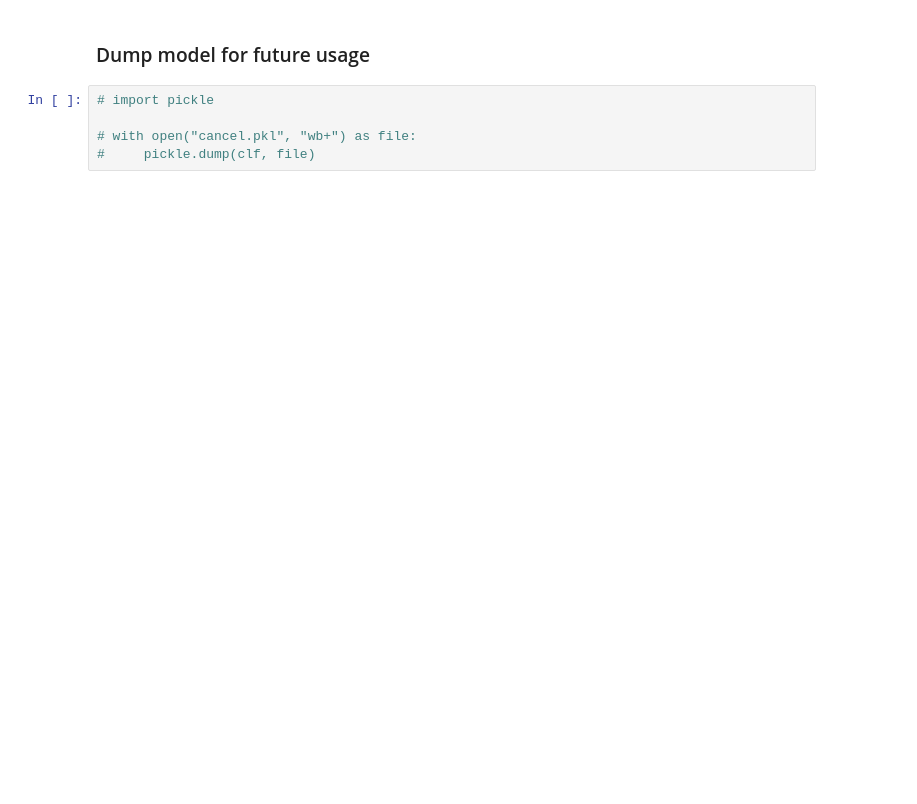
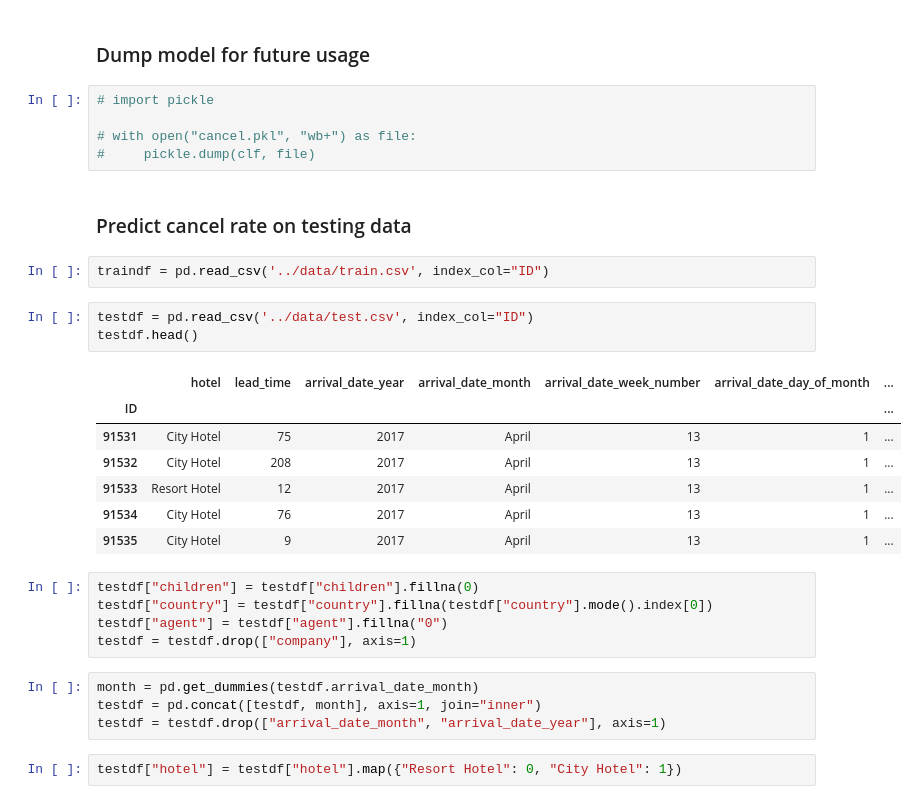
Before and after one commit to yuchia0221/HTML, a Jupyter notebook: Final Project/昱嘉/Predict Cancellation.ipynb, the cells around one changed output. Saved outputs shown, nothing was run; the diff lists cells and outputs as text; blank space fills up the shorter version.

```diff
--- a/Final Project/昱嘉/Predict Cancellation.ipynb
+++ b/Final Project/昱嘉/Predict Cancellation.ipynb
@@ -297,3 +282,29 @@ plt.show()
 
 # with open("cancel.pkl", "wb+") as file:
 #     pickle.dump(clf, file)
+# %% [markdown]
+### Predict cancel rate on testing data
+# %%
+traindf = pd.read_csv('../data/train.csv', index_col="ID")
+# %%
+testdf = pd.read_csv('../data/test.csv', index_col="ID")
+testdf.head()
+# %% [output]
+|  | hotel | lead_time | arrival_date_year | arrival_date_month | arrival_date_week_number | arrival_date_day_of_month | ... |
+| ID |  |  |  |  |  |  | ... |
+| 91531 | City Hotel | 75 | 2017 | April | 13 | 1 | ... |
+| 91532 | City Hotel | 208 | 2017 | April | 13 | 1 | ... |
+| 91533 | Resort Hotel | 12 | 2017 | April | 13 | 1 | ... |
+| 91534 | City Hotel | 76 | 2017 | April | 13 | 1 | ... |
+| 91535 | City Hotel | 9 | 2017 | April | 13 | 1 | ... |
+# %%
+testdf["children"] = testdf["children"].fillna(0)
+testdf["country"] = testdf["country"].fillna(testdf["country"].mode().index[0])
+testdf["agent"] = testdf["agent"].fillna("0")
+testdf = testdf.drop(["company"], axis=1)
+# %%
+month = pd.get_dummies(testdf.arrival_date_month)
+testdf = pd.concat([testdf, month], axis=1, join="inner")
+testdf = testdf.drop(["arrival_date_month", "arrival_date_year"], axis=1)
+# %%
+testdf["hotel"] = testdf["hotel"].map({"Resort Hotel": 0, "City Hotel": 1})
```
Also changed, not shown: parts of 12 cells of this notebook.
